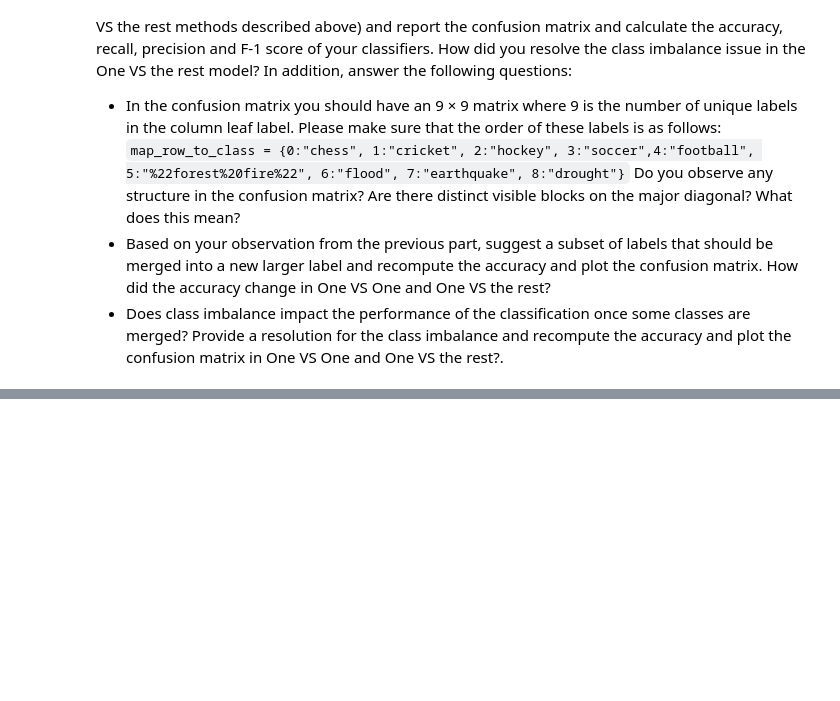
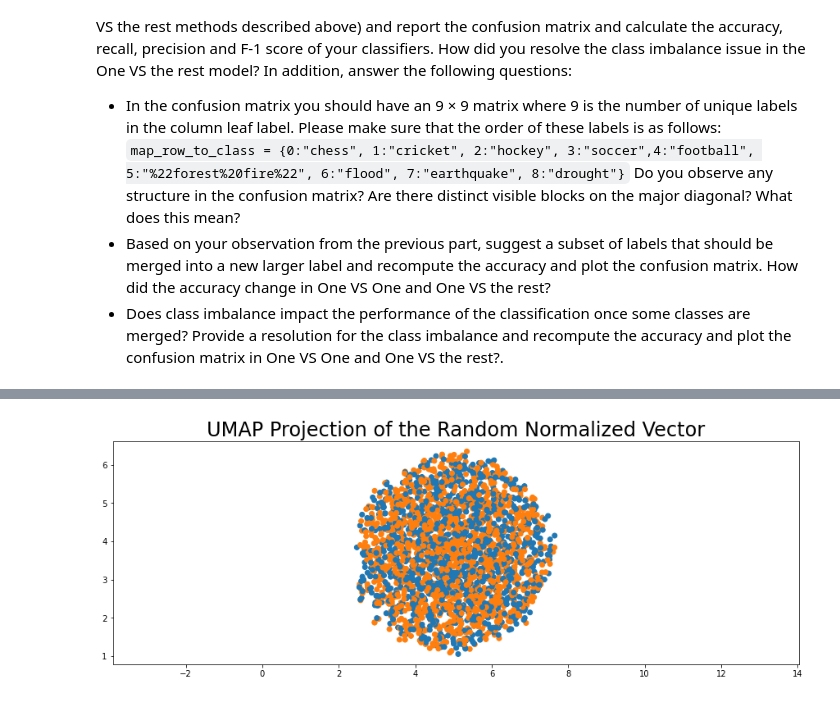
Before and after one commit to stang126/ECE-219-Large-Scale-Data-Mining, a Jupyter notebook: Project 1 Code.ipynb, the cells around one changed output, grey strips where cells are left out. Cells and saved outputs as stored; diff of their text form; code cells hidden in the pictures; blank space fills up the shorter version.

```diff
--- a/Project 1 Code.ipynb
+++ b/Project 1 Code.ipynb
@@ -865,0 +1047,16 @@ tokens = nltk.word_tokenize(testing_testing)
+# %%
+points = np.random.normal(loc=0.0, scale=1.0, size=(2520,300))
+normalise_points = []
+for vec in points:
+    normalise_points.append(vec/np.linalg.norm(vec))
+
+rand_embedding = reducer.fit_transform(normalise_points)
+
+plt.scatter(
+    rand_embedding[:, 0],
+    rand_embedding[:, 1],
+    c=[sns.color_palette()[x] for x in labels])
+plt.gca().set_aspect('equal', 'datalim')
+plt.title('UMAP Projection of the Random Normalized Vector', fontsize=24);
+# %% [output]
+[figure, added]
```
Also changed, not shown: parts of 35 cells of this notebook.
